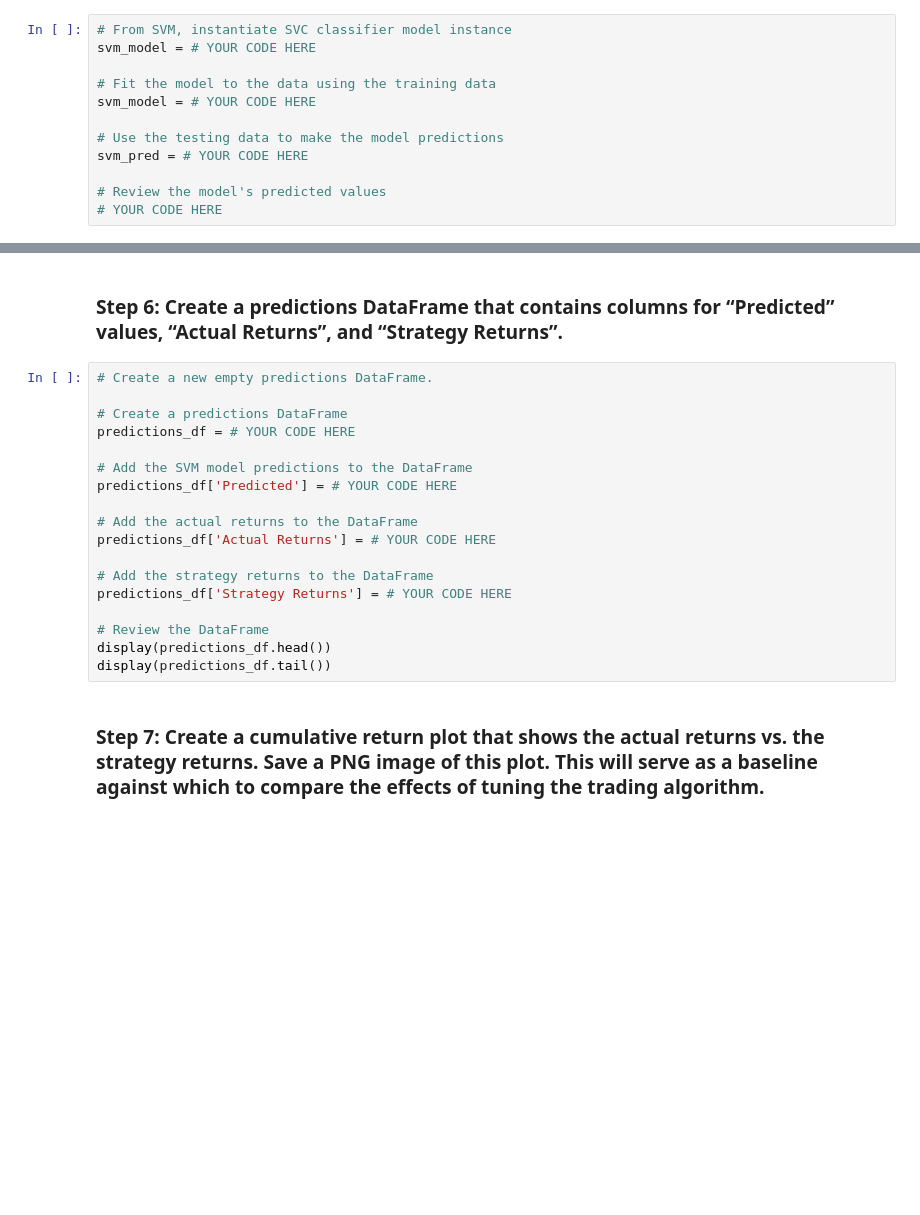
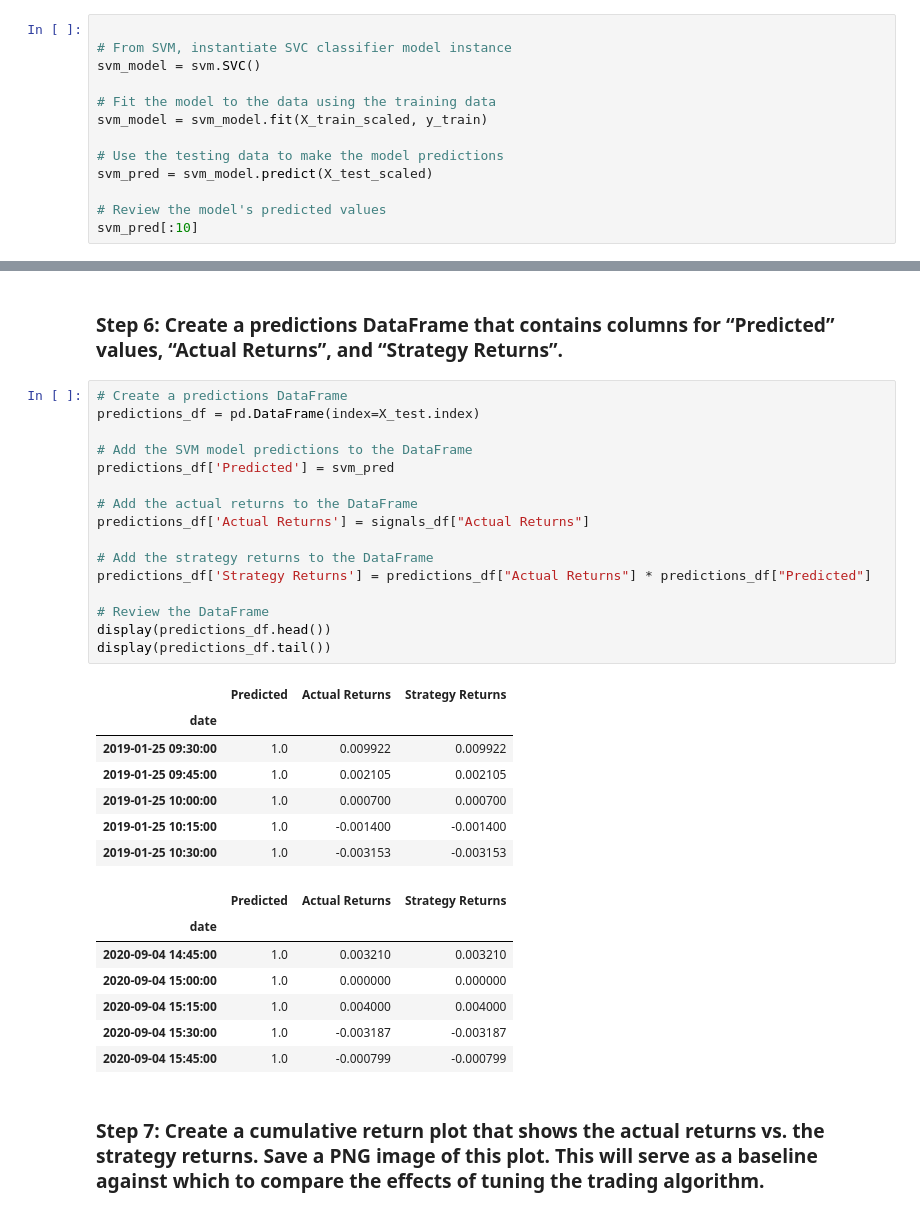
Before and after one commit to amexvasquez1/trading_algorithm_stradegy, a Jupyter notebook: machine_learning_trading_bot.ipynb, the cells around one changed output, grey strips where cells are left out. Cells and saved outputs as stored; diff of their text form; blank space fills up the shorter version.

Commit message:
evaluating new machine learning model

```diff
--- a/machine_learning_trading_bot.ipynb
+++ b/machine_learning_trading_bot.ipynb
@@ -315,14 +315,15 @@ X_test_scaled = X_scaler.transform(X_test)
 # %% [markdown]
 ### Step 4: Use the `SVC` classifier model from SKLearn's support vector machine (SVM) learning method to fit the training data and make predictions based on the testing data. Review the predictions.
 # %%
+
 # From SVM, instantiate SVC classifier model instance
-svm_model = # YOUR CODE HERE
+svm_model = svm.SVC()
 
 # Fit the model to the data using the training data
-svm_model = # YOUR CODE HERE
+svm_model = svm_model.fit(X_train_scaled, y_train)
 
 # Use the testing data to make the model predictions
-svm_pred = # YOUR CODE HERE
+svm_pred = svm_model.predict(X_test_scaled)
 
 # Review the model's predicted values
-# YOUR CODE HERE
+svm_pred[:10]
@@ -337,23 +349,36 @@ svm_testing_report = # YOUR CODE HERE
 # %% [markdown]
 ### Step 6: Create a predictions DataFrame that contains columns for “Predicted” values, “Actual Returns”, and “Strategy Returns”.
 # %%
-# Create a new empty predictions DataFrame.
-
 # Create a predictions DataFrame
-predictions_df = # YOUR CODE HERE
+predictions_df = pd.DataFrame(index=X_test.index)
 
 # Add the SVM model predictions to the DataFrame
-predictions_df['Predicted'] = # YOUR CODE HERE
+predictions_df['Predicted'] = svm_pred
 
 # Add the actual returns to the DataFrame
-predictions_df['Actual Returns'] = # YOUR CODE HERE
+predictions_df['Actual Returns'] = signals_df["Actual Returns"]
 
 # Add the strategy returns to the DataFrame
-predictions_df['Strategy Returns'] = # YOUR CODE HERE
+predictions_df['Strategy Returns'] = predictions_df["Actual Returns"] * predictions_df["Predicted"]
 
 # Review the DataFrame
 display(predictions_df.head())
 display(predictions_df.tail())
+# %% [output]
+|  | Predicted | Actual Returns | Strategy Returns |
+| date |  |  |  |
+| 2019-01-25 09:30:00 | 1.0 | 0.009922 | 0.009922 |
+| 2019-01-25 09:45:00 | 1.0 | 0.002105 | 0.002105 |
+| 2019-01-25 10:00:00 | 1.0 | 0.000700 | 0.000700 |
+| 2019-01-25 10:15:00 | 1.0 | -0.001400 | -0.001400 |
+| 2019-01-25 10:30:00 | 1.0 | -0.003153 | -0.003153 |
+|  | Predicted | Actual Returns | Strategy Returns |
+| date |  |  |  |
+| 2020-09-04 14:45:00 | 1.0 | 0.003210 | 0.003210 |
+| 2020-09-04 15:00:00 | 1.0 | 0.000000 | 0.000000 |
+| 2020-09-04 15:15:00 | 1.0 | 0.004000 | 0.004000 |
+| 2020-09-04 15:30:00 | 1.0 | -0.003187 | -0.003187 |
+| 2020-09-04 15:45:00 | 1.0 | -0.000799 | -0.000799 |
 # %% [markdown]
 ### Step 7: Create a cumulative return plot that shows the actual returns vs. the strategy returns. Save a PNG image of this plot. This will serve as a baseline against which to compare the effects of tuning the trading algorithm.
 # %%
```
Also changed, not shown: parts of 7 cells of this notebook.
